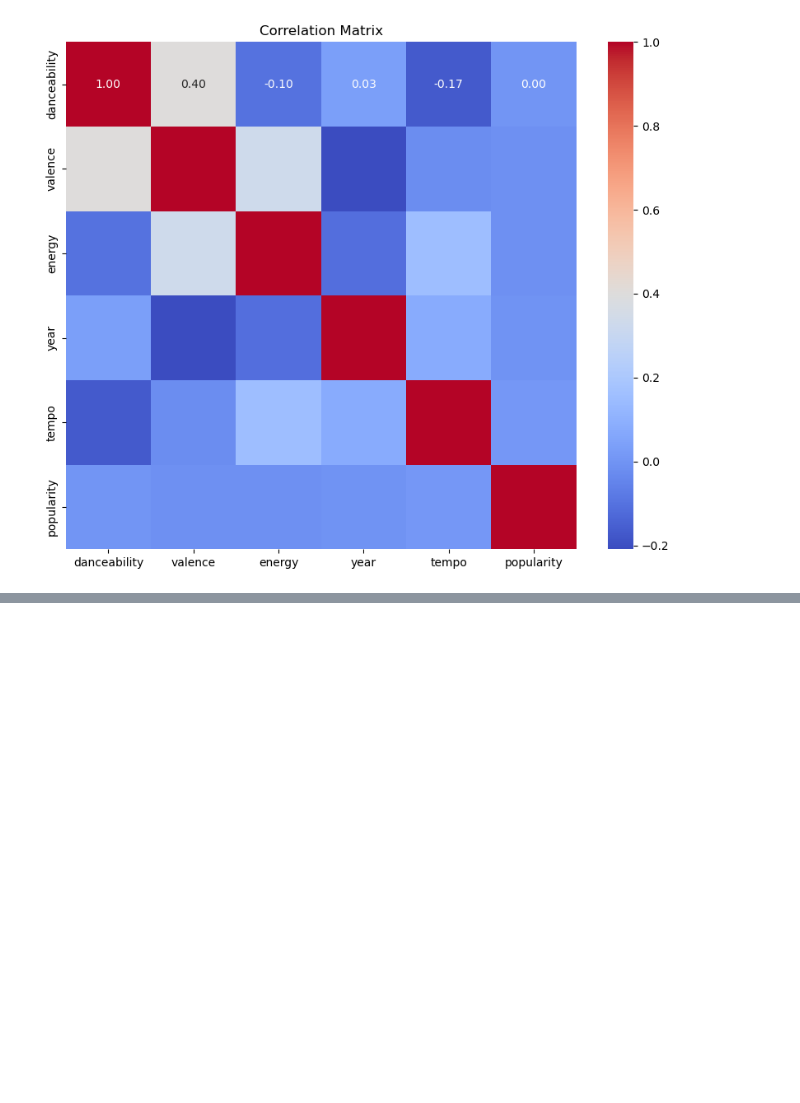
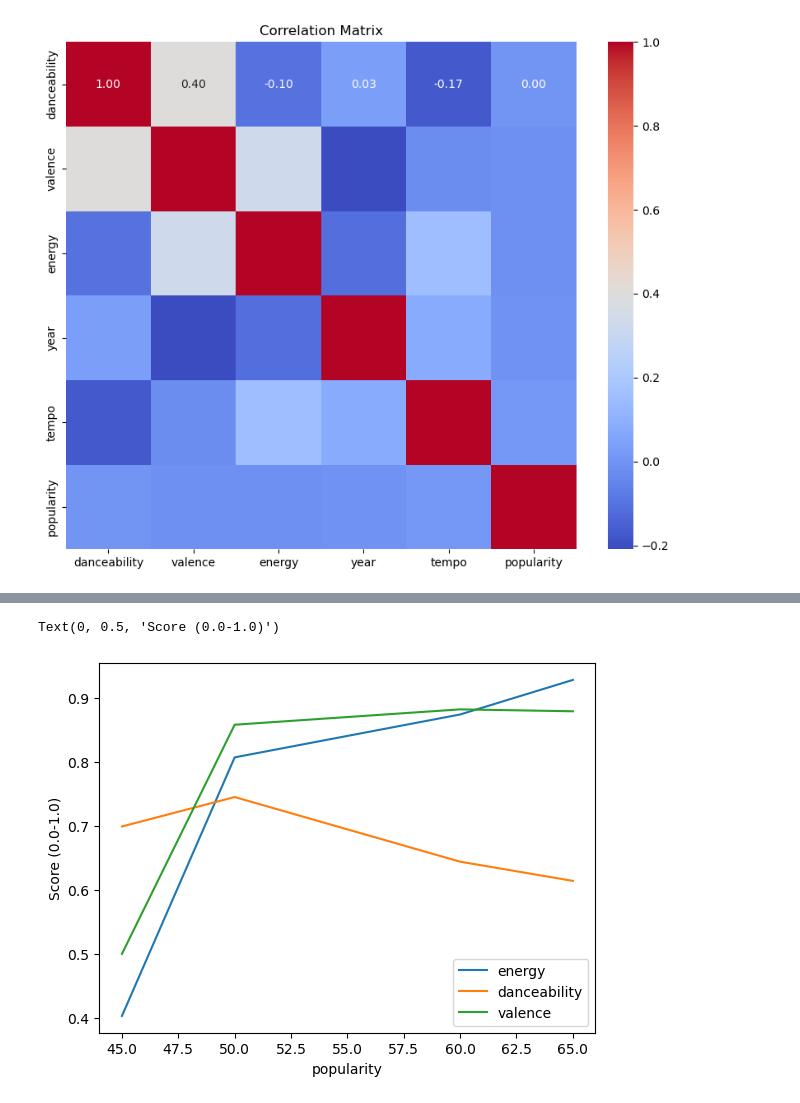
Before and after one commit to ricvall/FDS_Project, a Jupyter notebook: fds2_proj.ipynb, the cells around one changed output, grey strips where cells are left out. Drawn from its saved outputs; the diff is of its cells as text; code cells hidden in the pictures; blank space fills up the shorter version.

```diff
--- a/fds2_proj.ipynb
+++ b/fds2_proj.ipynb
@@ -305,0 +334,9 @@ popularity        0.000443 -0.011589 -0.012853 -0.005724  0.011369    1.000000
+# %%
+sns.lineplot(x = 'popularity', y = 'energy', data = nsync_df, label = 'energy')
+sns.lineplot(x = 'popularity', y = 'danceability', data = nsync_df, label = 'danceability')
+sns.lineplot(x = 'popularity', y = 'valence', data = nsync_df, label = 'valence')
+
+plt.ylabel('Score (0.0-1.0)')
+# %% [output]
+Text(0, 0.5, 'Score (0.0-1.0)')
+[figure, added]
```
Also changed, not shown: parts of 27 cells of this notebook.
